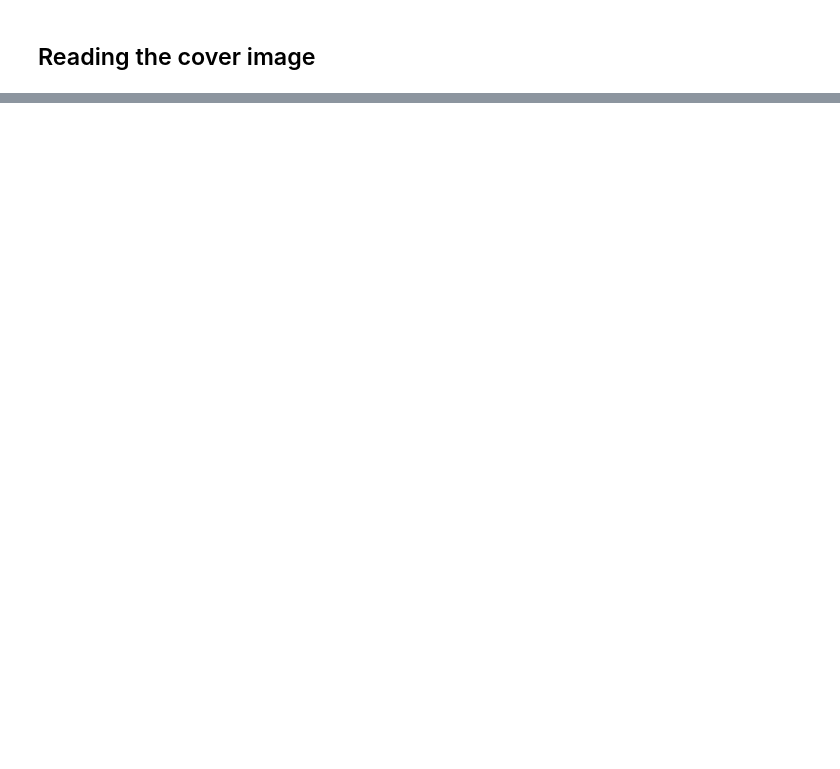
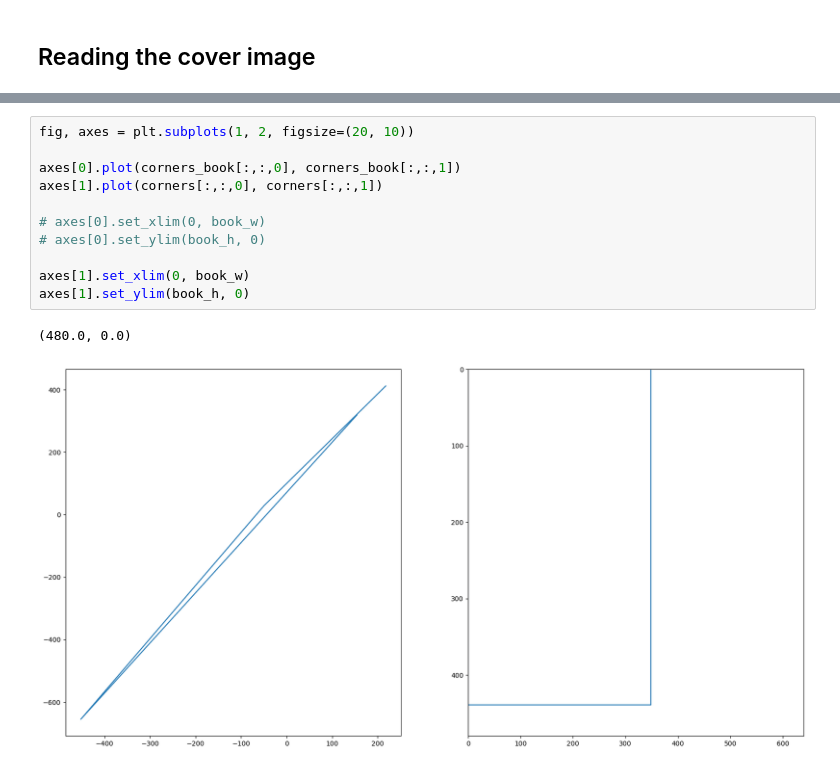
Before and after one commit to moharamfatema/Image-Warping-and-Homographies-Applications, a Jupyter notebook: augmented-reality/ar.ipynb, the cells around one changed output, grey strips where cells are left out. Saved outputs shown, nothing was run; the diff lists cells and outputs as text; blank space fills up the shorter version.

```diff
--- a/augmented-reality/ar.ipynb
+++ b/augmented-reality/ar.ipynb
@@ -22,0 +113,14 @@ plt.imshow(cover, cmap='gray')
+# %%
+fig, axes = plt.subplots(1, 2, figsize=(20, 10))
+
+axes[0].plot(corners_book[:,:,0], corners_book[:,:,1])
+axes[1].plot(corners[:,:,0], corners[:,:,1])
+
+# axes[0].set_xlim(0, book_w)
+# axes[0].set_ylim(book_h, 0)
+
+axes[1].set_xlim(0, book_w)
+axes[1].set_ylim(book_h, 0)
+# %% [output]
+(480.0, 0.0)
+[figure, added]
```
Also changed, not shown: parts of 15 cells of this notebook, 1 other file.
